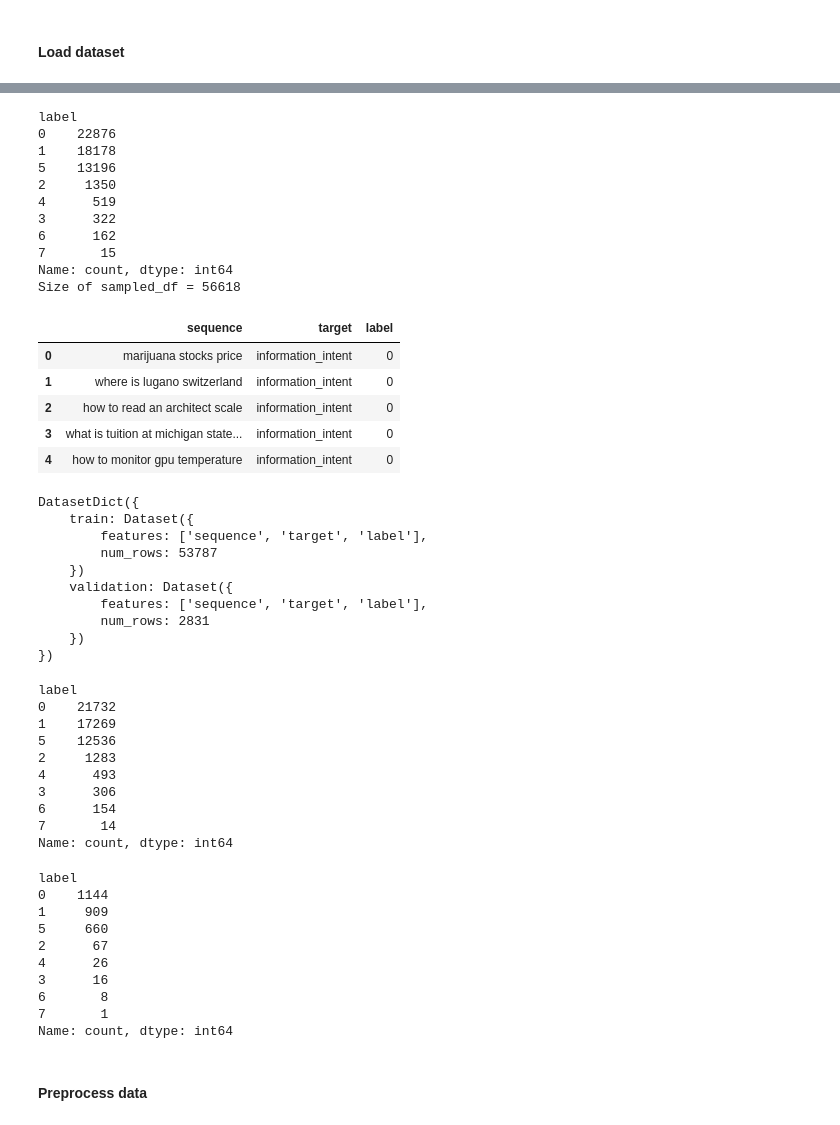
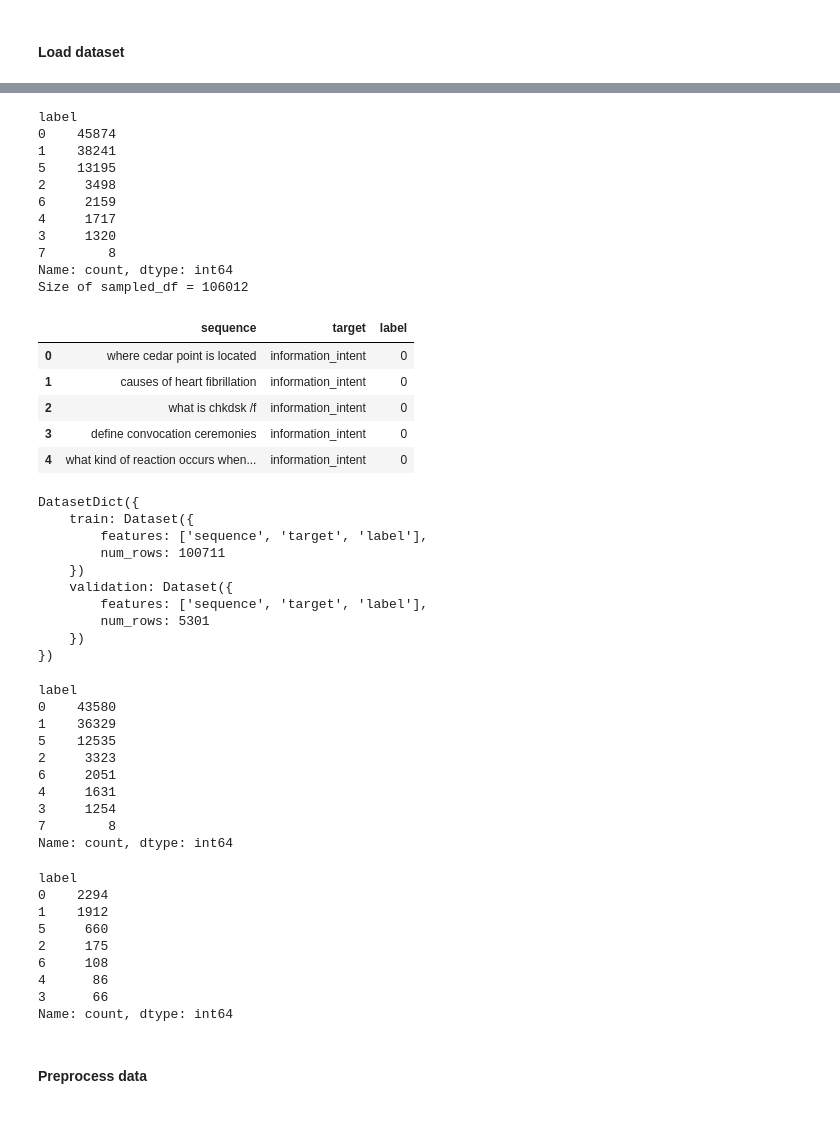
Before and after one commit to mozilla/smart_intent, a Jupyter notebook: notebooks/suggest_intent_classifier_mobileBERT_lora.ipynb, the cells around one changed output, grey strips where cells are left out. Drawn from its saved outputs; the diff is of its cells as text; code cells hidden in the pictures.

```diff
--- a/notebooks/suggest_intent_classifier_mobileBERT_lora.ipynb
+++ b/notebooks/suggest_intent_classifier_mobileBERT_lora.ipynb
@@ -63,7 +81,7 @@ model
 # %% [markdown]
 #### Load dataset
 # %%
-df = pd.read_csv("data/marco_train_v2.csv")
+df = pd.read_csv("data/marco_train_v3.csv")
 print(len(df))
 print(df['target'].value_counts())
 df.head(10)
@@ -158,46 +194,46 @@ del temp_df
 # %%
 # Select only a sample from the actual data
 
 sampling_percentages = {
-    'information_intent': 0.2,  # 20% sampling for information_intent
+    'information_intent': 0.4,   # 40% sampling for information_intent
     'yelp_intent': 1.0,          # 100% sampling for yelp_intent
     'weather_intent': 1.0,       # 100% sampling for weather_intent
     'navigation_intent': 1.0,    # 100% sampling for navigation_intent
     'purchase_intent': 1.0,      # 100% sampling for purchase_intent
     'translation_intent': 1.0,   # 100% sampling for translation_intent
     'travel_intent': 1.0,        # 100% sampling for travel_intent
     'unknown': 1.0               # 100% sampling for unknown
 }
 
 # Sample from each target group based on the defined percentages
 sampled_df = df.groupby('target', group_keys=False).apply(
     lambda x: x.sample(frac=sampling_percentages.get(x.name, 1.0))
 ).reset_index(drop=True)
 
 sampled_df['label'] = sampled_df['target'].map(label2id)
 # sampled_df = sampled_df.rename(columns={'target': 'label'})
 
 print(sampled_df['label'].value_counts())
 print(f"Size of sampled_df = {len(sampled_df)}")
 sampled_df.head()
 # %% [output]
 label
-0    22876
-1    18178
-5    13196
-2     1350
-4      519
-3      322
-6      162
-7       15
+0    45874
+1    38241
+5    13195
+2     3498
+6     2159
+4     1717
+3     1320
+7        8
 Name: count, dtype: int64
-Size of sampled_df = 56618
+Size of sampled_df = 106012
 |  | sequence | target | label |
-| 0 | marijuana stocks price | information_intent | 0 |
-| 1 | where is lugano switzerland | information_intent | 0 |
-| 2 | how to read an architect scale | information_intent | 0 |
-| 3 | what is tuition at michigan state... | information_intent | 0 |
-| 4 | how to monitor gpu temperature | information_intent | 0 |
+| 0 | where cedar point is located | information_intent | 0 |
+| 1 | causes of heart fibrillation | information_intent | 0 |
+| 2 | what is chkdsk /f | information_intent | 0 |
+| 3 | define convocation ceremonies | information_intent | 0 |
+| 4 | what kind of reaction occurs when... | information_intent | 0 |
 # %%
 # Step 1: Split the DataFrame into train and validation sets
 train_df, val_df = train_test_split(sampled_df, test_size=0.05, random_state=42, stratify=sampled_df['label'])
@@ -218,38 +254,37 @@ print(dataset_dict)
 DatasetDict({
     train: Dataset({
         features: ['sequence', 'target', 'label'],
-        num_rows: 53787
+        num_rows: 100711
     })
     validation: Dataset({
         features: ['sequence', 'target', 'label'],
-        num_rows: 2831
+        num_rows: 5301
     })
 })
 # %%
 train_df['label'].value_counts()
 # %% [output]
 label
-0    21732
-1    17269
-5    12536
-2     1283
-4      493
-3      306
-6      154
-7       14
+0    43580
+1    36329
+5    12535
+2     3323
+6     2051
+4     1631
+3     1254
+7        8
 Name: count, dtype: int64
 # %%
 val_df['label'].value_counts()
 # %% [output]
 label
-0    1144
-1     909
+0    2294
+1    1912
 5     660
-2      67
-4      26
-3      16
-6       8
-7       1
+2     175
+6     108
+4      86
+3      66
 Name: count, dtype: int64
 # %% [markdown]
 #### Preprocess data
```
Also changed, not shown: parts of 14 cells of this notebook, 1 other file.
